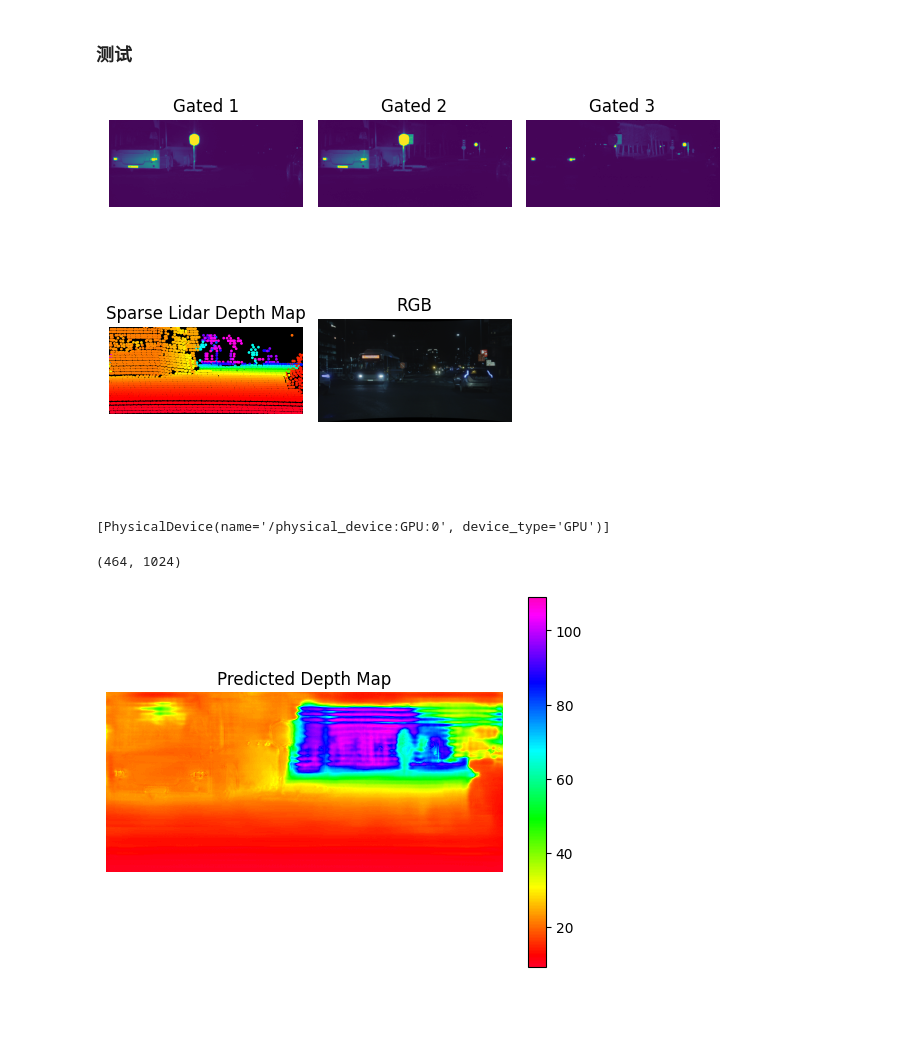
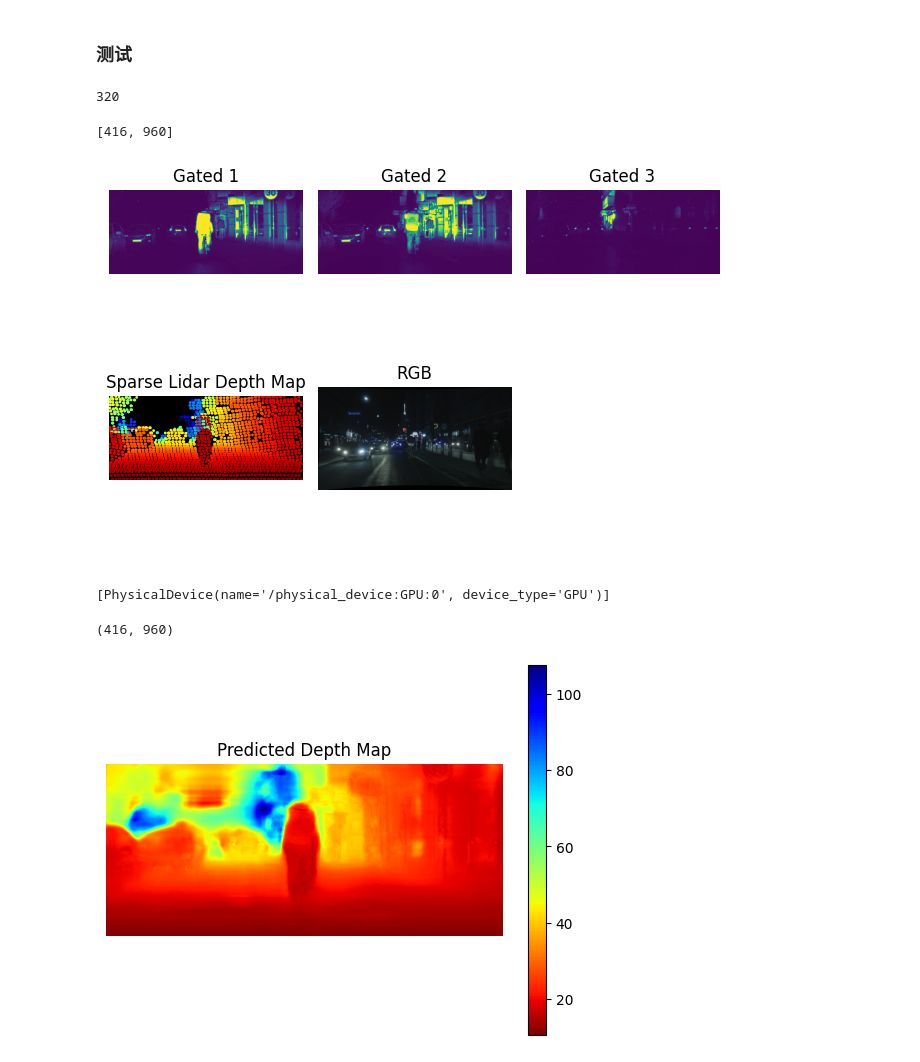
Before and after one commit to Edricos/newG2D, a Jupyter notebook: src/main.ipynb, the cells around one changed output. Drawn from its saved outputs; the diff is of its cells as text; code cells hidden in the pictures; blank space fills up the shorter version.

```diff
--- a/src/main.ipynb
+++ b/src/main.ipynb
@@ -3,14 +3,16 @@
 # %% [markdown]
 ### 测试
 # %%
-x = 200
+x = 290
 while True:
-    if (720 - x) % 16 == 0 and (1280 - x) % 64 == 0:
+    if (1280 - x) % 32 == 0 :
         break
     x += 1
     if x > 500: break
 print(x)
 # 400*960
+# %% [output]
+320
 # %%
 #  Copyright 2018 Algolux Inc. All Rights Reserved.
 #  修改自dataset_util.py
@@ -18,7 +20,8 @@ import os
 import cv2
 import numpy as np
 
-crop_size = 128
+crop_size = 160
+crop_size_h = 152
 
 
 # crop_size = 0
@@ -34,7 +37,7 @@ def read_gated_image(base_dir, gta_pass, img_id, data_type, num_bits=10, scale_i
         gate_dir = os.path.join(base_dir, gta_pass, 'gated%d_10bit' % gate_id)
         img = cv2.imread(os.path.join(gate_dir, img_id + '.png'), cv2.IMREAD_ANYCOLOR | cv2.IMREAD_ANYDEPTH)
         if data_type == 'real':
-            img = img[crop_size:(img.shape[0] - crop_size), crop_size:(img.shape[1] - crop_size)]
+            img = img[crop_size_h:(img.shape[0] - crop_size_h), crop_size:(img.shape[1] - crop_size)]
             img = img.copy()
             img[img > 2 ** 10 - 1] = normalizer
         img = np.float32(img / normalizer)
@@ -58,7 +61,7 @@ def read_gt_image(base_dir, gta_pass, img_id, data_type, min_distance, max_dista
             os.path.join(
                 base_dir, gta_pass, "depth_hdl64_gated_compressed",
                 img_id + '.npz'))['arr_0']
-        depth_lidar1 = depth_lidar1[crop_size: (depth_lidar1.shape[0] - crop_size),
+        depth_lidar1 = depth_lidar1[crop_size_h: (depth_lidar1.shape[0] - crop_size_h),
                        crop_size: (depth_lidar1.shape[1] - crop_size)]
         if raw_values_only:
             return depth_lidar1, None
@@ -90,7 +93,7 @@ import matplotlib.pyplot as plt
 base_dir = '../data/real'
 gta_pass = ''
 data_type = 'real'
-img_id = '00038'
+img_id = '00434'
 min_distance = 3.
 max_distance = 150.
 
@@ -106,7 +109,8 @@ depth_dir = '../data/real/depth'
 np.save(in_dir + img_id + '.npy', in_img)
 laod_in_img = np.load(in_dir + img_id + '.npy')
 
-figShape = [720 - crop_size * 2, 1280 - crop_size * 2]
+figShape = [720 - crop_size_h * 2, 1280 - crop_size * 2]
+print(figShape)
 # 创建一个2x2的子图布局
 # plt.figure(figsize=(20, 20))
 fig, axs = plt.subplots(2, 3)
@@ -127,7 +131,7 @@ y_coords, x_coords = np.where(lidar_mask.reshape(figShape))
 valid_depths = np.where(lidar_mask, gt_patch, np.nan)
 axs[1, 0].set_title('Sparse Lidar Depth Map')
 axs[1, 0].imshow(np.zeros_like(gt_patch.reshape(figShape)), cmap='gray')
-axs[1, 0].scatter(x_coords, y_coords, c= (gt_patch.reshape(figShape)[lidar_mask.reshape(figShape)]), cmap='gist_rainbow',
+axs[1, 0].scatter(x_coords, y_coords, c= (gt_patch.reshape(figShape)[lidar_mask.reshape(figShape)]), cmap='jet_r',
                   s=1, marker='o')
 axs[1, 0].axis('off')
 
@@ -140,4 +144,5 @@ axs[1, 2].axis('off')
 plt.tight_layout()
 plt.show()
 # %% [output]
+[416, 960]
-[figure, old version]
+[figure, new version]
@@ -414,21 +423,21 @@ for epochs_d in [5, 6]:
         train_eval_save(epochs_d, lrate_d, beta1, batch_size)
 # %%
 
-input_img = tf.keras.Input(shape=(464, 1024, 3))
+input_img = tf.keras.Input(shape=(720 - crop_size_h * 2, 1280 - crop_size * 2, 3))
 outputs = unet.build_unet(input_img)
 model = tf.keras.Model(inputs=input_img, outputs=outputs)
-model.load_weights('models/newG2D-weight_18_01_d_07_11_2023.h5')
+model.load_weights('models/newG2D-weight_20_46_d_10_11_2023.h5')
 
 in_img = read_gated_image(base_dir, gta_pass, img_id, data_type)  # 扩展数据的维度以匹配模型的输入维度
 # inputs = tf.expand_dims(in_img, axis=0) # 使用模型进行预测
 predictions = model(in_img) * 150  # 获取预测的深度图
 predicted_depth = predictions[0, :, :, 0]
-print(predicted_depth.shape)  # 使用matplotlib显示图像
-plt.imshow(predicted_depth, cmap='gist_rainbow')  # 使用viridis颜色映射 #
+print(predicted_depth.shape)
+plt.imshow(predicted_depth, cmap='jet_r')
 plt.colorbar()
 plt.title("Predicted Depth Map")
 plt.axis('off')
 plt.show()
 # %% [output]
-(464, 1024)
+(416, 960)
-[figure, old version]
+[figure, new version]
```
Also changed, not shown: parts of 8 cells of this notebook, 2 other files.
